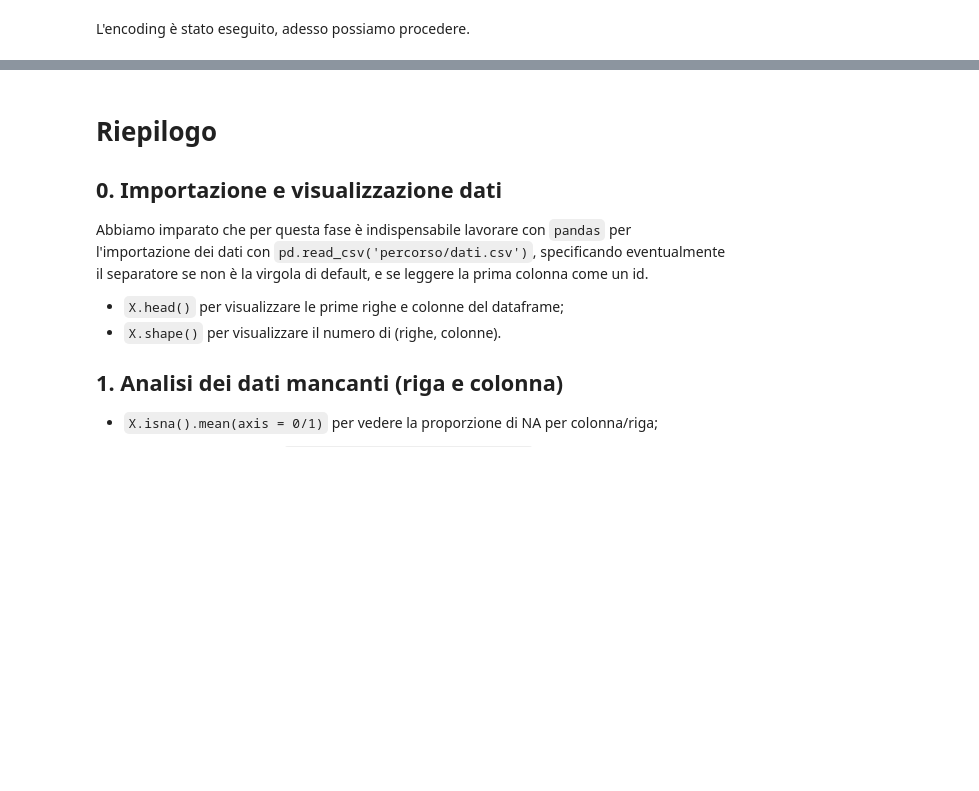
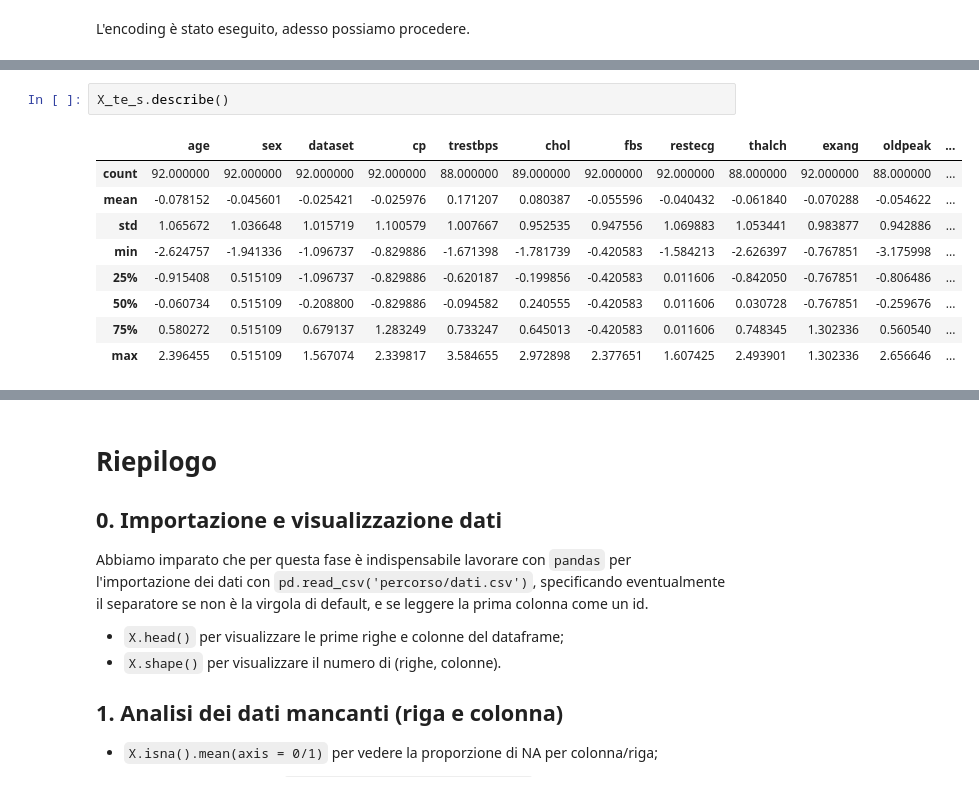
Before and after one commit to alberto-rampulla/big-data-course, a Jupyter notebook: 01_Preprocessing/Preprocessing.ipynb, the cells around one changed output, grey strips where cells are left out. Saved outputs shown, nothing was run; the diff lists cells and outputs as text; blank space fills up the shorter version.

```diff
--- a/01_Preprocessing/Preprocessing.ipynb
+++ b/01_Preprocessing/Preprocessing.ipynb
@@ -358,0 +508,12 @@ L'encoding è stato eseguito, adesso possiamo procedere.
+# %%
+X_te_s.describe()
+# %% [output]
+|  | age | sex | dataset | cp | trestbps | chol | fbs | restecg | thalch | exang | oldpeak | ... |
+| count | 92.000000 | 92.000000 | 92.000000 | 92.000000 | 88.000000 | 89.000000 | 92.000000 | 92.000000 | 88.000000 | 92.000000 | 88.000000 | ... |
+| mean | -0.078152 | -0.045601 | -0.025421 | -0.025976 | 0.171207 | 0.080387 | -0.055596 | -0.040432 | -0.061840 | -0.070288 | -0.054622 | ... |
+| std | 1.065672 | 1.036648 | 1.015719 | 1.100579 | 1.007667 | 0.952535 | 0.947556 | 1.069883 | 1.053441 | 0.983877 | 0.942886 | ... |
+| min | -2.624757 | -1.941336 | -1.096737 | -0.829886 | -1.671398 | -1.781739 | -0.420583 | -1.584213 | -2.626397 | -0.767851 | -3.175998 | ... |
+| 25% | -0.915408 | 0.515109 | -1.096737 | -0.829886 | -0.620187 | -0.199856 | -0.420583 | 0.011606 | -0.842050 | -0.767851 | -0.806486 | ... |
+| 50% | -0.060734 | 0.515109 | -0.208800 | -0.829886 | -0.094582 | 0.240555 | -0.420583 | 0.011606 | 0.030728 | -0.767851 | -0.259676 | ... |
+| 75% | 0.580272 | 0.515109 | 0.679137 | 1.283249 | 0.733247 | 0.645013 | -0.420583 | 0.011606 | 0.748345 | 1.302336 | 0.560540 | ... |
+| max | 2.396455 | 0.515109 | 1.567074 | 2.339817 | 3.584655 | 2.972898 | 2.377651 | 1.607425 | 2.493901 | 1.302336 | 2.656646 | ... |
```
Also changed, not shown: parts of 27 cells of this notebook.
